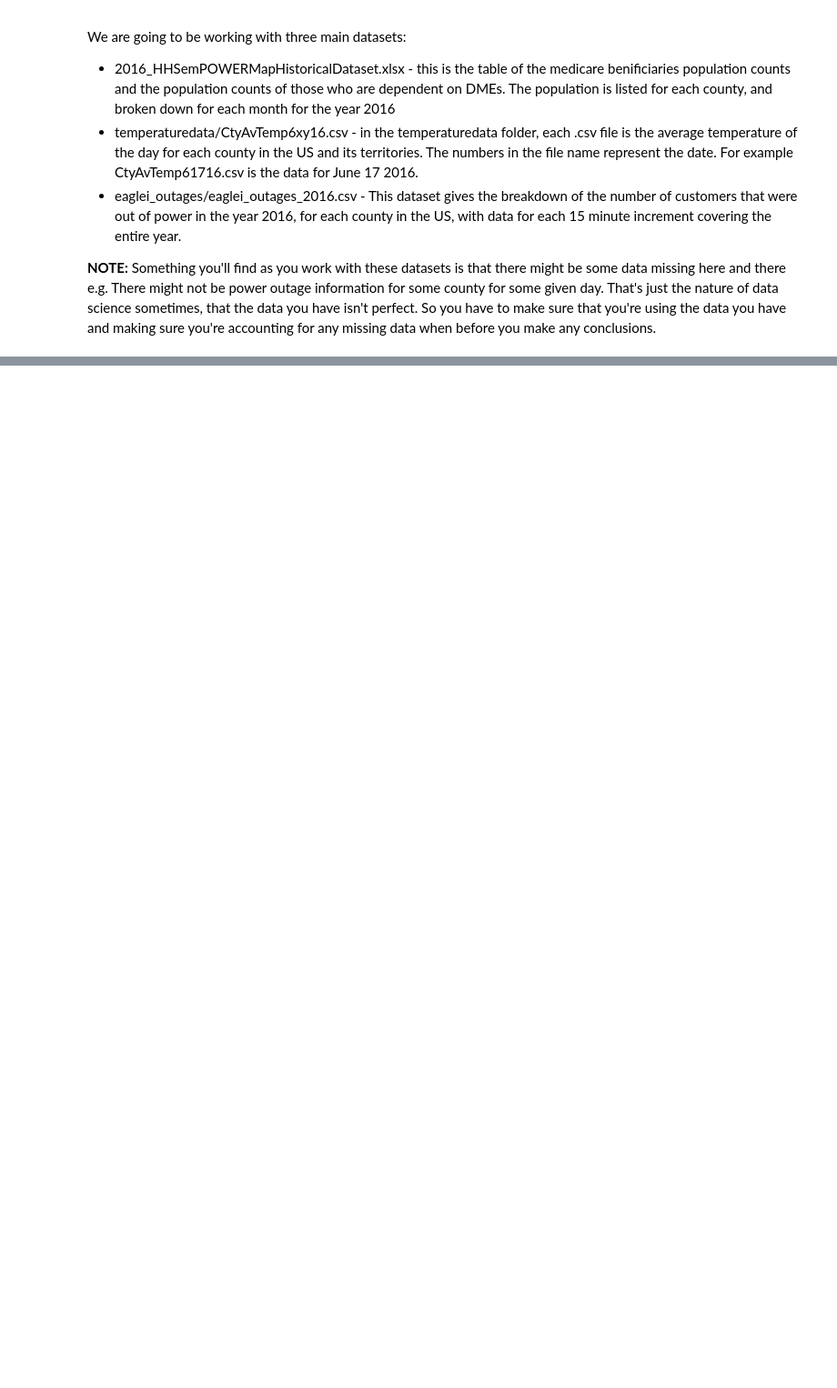
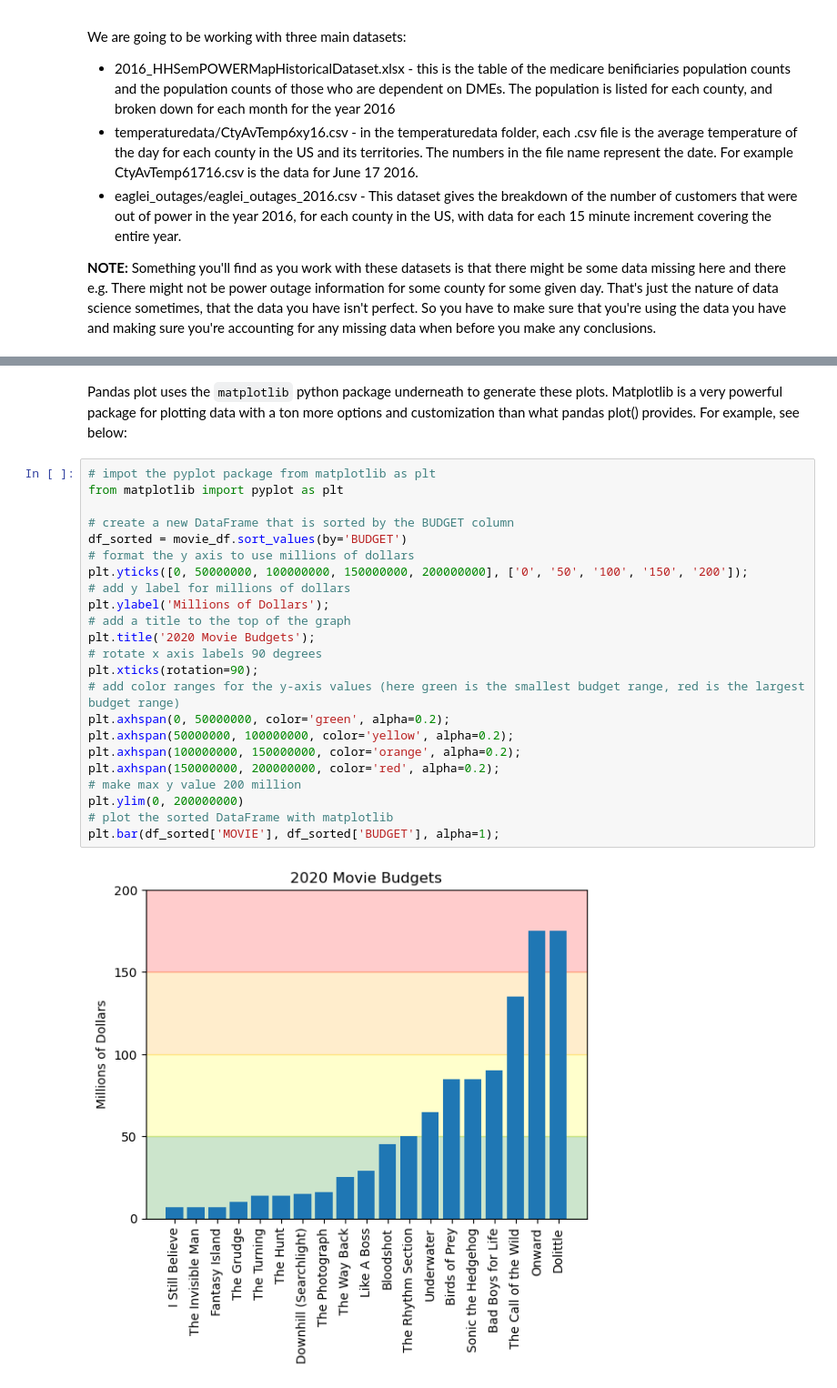
Before and after one commit to secondspass/power_outages_medically_vulnerable_populations, a Jupyter notebook: main.ipynb, the cells around one changed output, grey strips where cells are left out. Shown: that part at 91% size. Cells and saved outputs as stored; diff of their text form; blank space fills up the shorter version.

```diff
--- a/main.ipynb
+++ b/main.ipynb
@@ -80,0 +215,27 @@ Now that your familiar with navigating the data with google docs and making char
+# %% [markdown]
+Pandas plot uses the `matplotlib` python package underneath to generate these plots. Matplotlib is a very powerful package for plotting data with a ton more options and customization than what pandas plot() provides. For example, see below:
+# %%
+# impot the pyplot package from matplotlib as plt
+from matplotlib import pyplot as plt
+
+# create a new DataFrame that is sorted by the BUDGET column
+df_sorted = movie_df.sort_values(by='BUDGET')
+# format the y axis to use millions of dollars
+plt.yticks([0, 50000000, 100000000, 150000000, 200000000], ['0', '50', '100', '150', '200']);
+# add y label for millions of dollars
+plt.ylabel('Millions of Dollars');
+# add a title to the top of the graph
+plt.title('2020 Movie Budgets');
+# rotate x axis labels 90 degrees
+plt.xticks(rotation=90);
+# add color ranges for the y-axis values (here green is the smallest budget range, red is the largest budget range)
+plt.axhspan(0, 50000000, color='green', alpha=0.2);
+plt.axhspan(50000000, 100000000, color='yellow', alpha=0.2);
+plt.axhspan(100000000, 150000000, color='orange', alpha=0.2);
+plt.axhspan(150000000, 200000000, color='red', alpha=0.2);
+# make max y value 200 million
+plt.ylim(0, 200000000)
+# plot the sorted DataFrame with matplotlib
+plt.bar(df_sorted['MOVIE'], df_sorted['BUDGET'], alpha=1);
+# %% [output]
+[figure, added]
```
Also changed, not shown: parts of 19 cells of this notebook.
